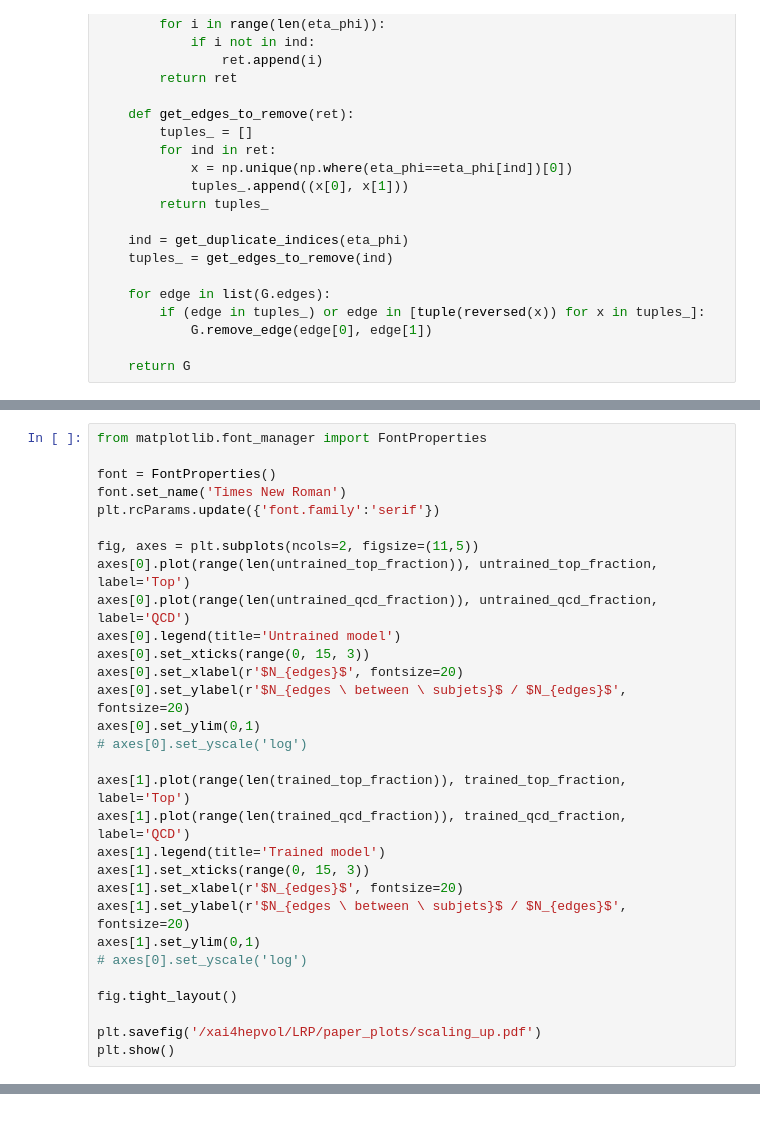
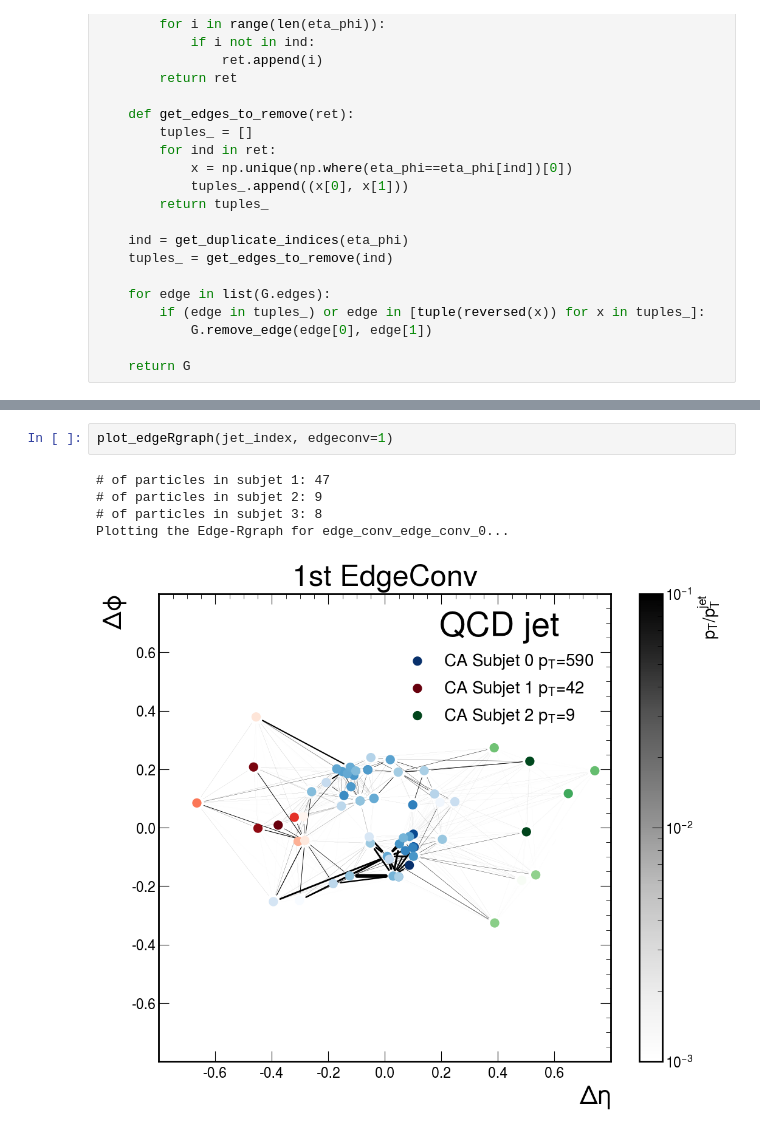
Before and after one commit to farakiko/xai4hep, a Jupyter notebook: xai4hep/binder/fastjet.ipynb, the cells around one changed output, grey strips where cells are left out. Cells and saved outputs as stored; diff of their text form.

```diff
--- a/xai4hep/binder/fastjet.ipynb
+++ b/xai4hep/binder/fastjet.ipynb
@@ -733,30 +294,0 @@ plt.show()
-# %%
-from matplotlib.font_manager import FontProperties
-
-font = FontProperties()
-font.set_name('Times New Roman')
-plt.rcParams.update({'font.family':'serif'})
-
-fig, axes = plt.subplots(ncols=2, figsize=(11,5))
-axes[0].plot(range(len(untrained_top_fraction)), untrained_top_fraction, label='Top')
-axes[0].plot(range(len(untrained_qcd_fraction)), untrained_qcd_fraction, label='QCD')
-axes[0].legend(title='Untrained model')
-axes[0].set_xticks(range(0, 15, 3))
-axes[0].set_xlabel(r'$N_{edges}$', fontsize=20)
-axes[0].set_ylabel(r'$N_{edges \ between \ subjets}$ / $N_{edges}$', fontsize=20)
-axes[0].set_ylim(0,1)
-# axes[0].set_yscale('log')
-
-axes[1].plot(range(len(trained_top_fraction)), trained_top_fraction, label='Top')
-axes[1].plot(range(len(trained_qcd_fraction)), trained_qcd_fraction, label='QCD')
-axes[1].legend(title='Trained model')
-axes[1].set_xticks(range(0, 15, 3))
-axes[1].set_xlabel(r'$N_{edges}$', fontsize=20)
-axes[1].set_ylabel(r'$N_{edges \ between \ subjets}$ / $N_{edges}$', fontsize=20)
-axes[1].set_ylim(0,1)
-# axes[0].set_yscale('log')
-
-fig.tight_layout()
-
-plt.savefig('/xai4hepvol/LRP/paper_plots/scaling_up.pdf')
-plt.show()
@@ -818,0 +295,8 @@ plt.savefig(f"/xai4hepvol/LRP/paper_plots/CA_bar.pdf")
+# %%
+plot_edgeRgraph(jet_index, edgeconv=1)
+# %% [output]
+# of particles in subjet 1: 47
+# of particles in subjet 2: 9
+# of particles in subjet 3: 8
+Plotting the Edge-Rgraph for edge_conv_edge_conv_0...
+[figure, added]
```
Also changed, not shown: parts of 32 cells of this notebook.
